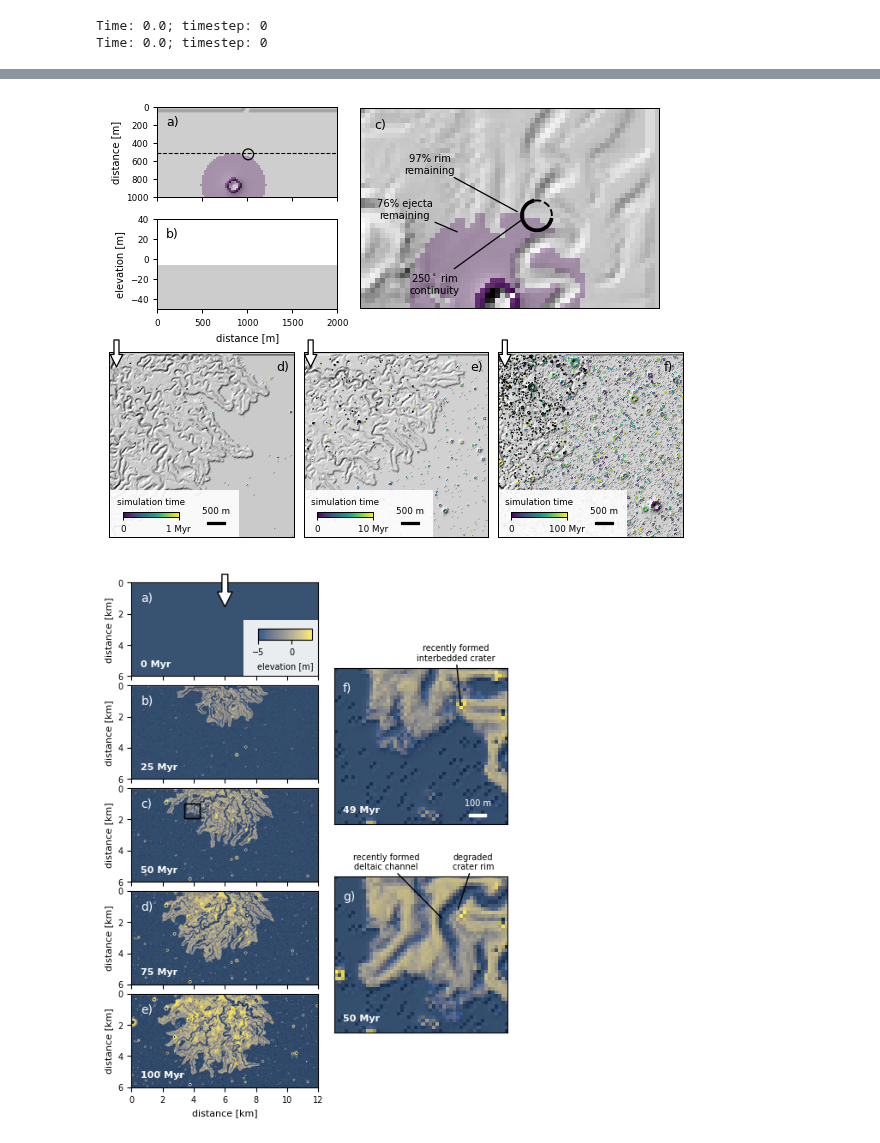
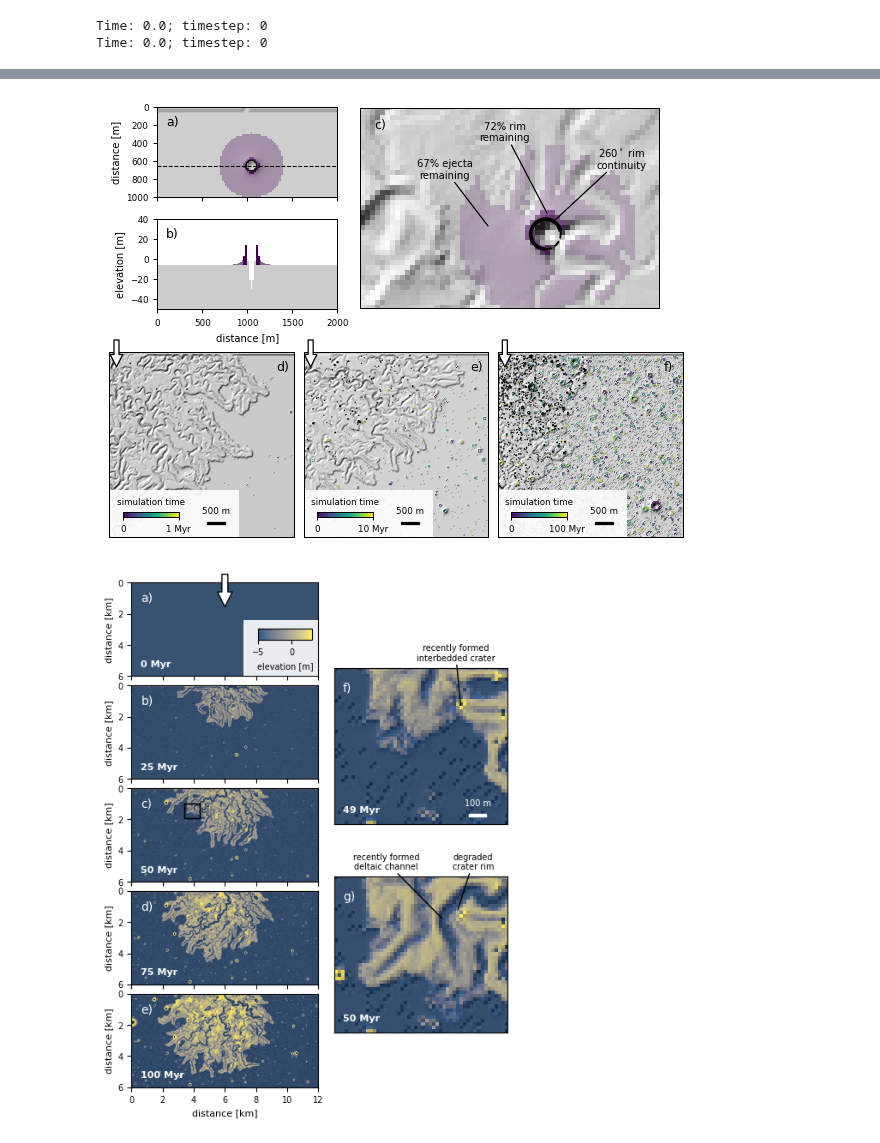
Before and after one commit to amoodie/paper_resources, a Jupyter notebook: Moodie_marscraterreworking/analysis/crater_analysis.ipynb, the cells around one changed output, grey strips where cells are left out. Drawn from its saved outputs; the diff is of its cells as text; code cells hidden in the pictures.

```diff
--- a/Moodie_marscraterreworking/analysis/crater_analysis.ipynb
+++ b/Moodie_marscraterreworking/analysis/crater_analysis.ipynb
@@ -1095,7 +1095,7 @@ stratigraphy_demo_param_dict = {
         'clobber_netcdf': True,
         'save_dt': 250000,
         'add_craters': True}
-stratigraphy_demo_param_dict['seed'] = int(23)
+stratigraphy_demo_param_dict['seed'] = int(2)
 
 with pyDeltaRCM.shared_tools._docs_temp_directory() as output_dir:
     mdl = CraterModel(
@@ -1119,7 +1119,7 @@ with pyDeltaRCM.shared_tools._docs_temp_directory() as output_dir:
     eta_init = mdl.eta.copy()
     eta_modified = np.zeros(eta_init.shape)
     eta_channel = uniform_cube['eta'][-1].data[10:80, 150:200].T.copy()
-    i0, j0 = 0, 3
+    i0, j0 = 0, 10
     eta_channel_full = np.zeros(eta_init.shape)
     eta_channel_full[i0:i0+eta_channel.shape[0], j0:j0+eta_channel.shape[1]] += eta_channel
     eta_modified += eta_init
@@ -1148,7 +1148,7 @@ _data[_data == 0] = np.nan
 im = topleft_axs[0].imshow(
     _data, extent=[i*mdl.dx for i in egcube.extent],
     cmap=_cidx_cmap, norm=_cidx_norm, interpolation='none', alpha=0.3)
-_xsect_idx = 26
+_xsect_idx = 33
 topleft_axs[0].plot([0, 2000], [20*_xsect_idx, 20*_xsect_idx], 'k--', lw=0.85)
 
 topleft_axs[1].imshow(
@@ -1173,42 +1173,39 @@ topleft_axs[1].set_ylabel('elevation [m]', fontsize=_label_fontsize)
 
 asp = np.diff(topleft_axs[1].get_xlim())[0] / np.diff(topleft_axs[1].get_ylim())[0]
 topleft_axs[1].set_aspect(0.5*asp)
-# for axi in ax[:,1].ravel():
-#     axi.set_yticklabels([])
 
 hs = ls.hillshade(egcube_modified['eta'][-1].data, vert_exag=2, dx=20, dy=20)
 topright_ax.imshow(
-    hs, cmap='gray', extent=[i*mdl.dx for i in egcube.extent], interpolation='none')
+    hs, cmap='gray', extent=[i*mdl.dx for i in egcube.extent], interpolation='none', alpha=0.9)
 topright_ax.set_xlim(300, 1500)
-topright_ax.set_ylim(900, 100)
+topright_ax.set_ylim(950, 150)
 _any_rim = np.any(egstrat_modified['crater_rim'].data == 1, axis=0).astype(float)
 _any_rim[_any_rim==0] = np.nan
 _any_ejecta = np.any(egstrat_modified['crater_ejecta'].data == 1, axis=0).astype(float)
 _any_ejecta[_any_ejecta==0] = np.nan
-topright_ax.imshow(_any_rim, alpha=0.8, extent=[i*mdl.dx for i in egcube.extent], interpolation='none')
-topright_ax.imshow(_any_ejecta, alpha=0.3, extent=[i*mdl.dx for i in egcube.extent], interpolation='none')
+topright_ax.imshow(_any_rim, alpha=0.6, extent=[i*mdl.dx for i in egcube.extent], interpolation='none')
+topright_ax.imshow(_any_ejecta, alpha=0.2, extent=[i*mdl.dx for i in egcube.extent], interpolation='none')
 circ = patches.Circle(
-    (1010, 530), radius=60,
+    (1045, 655), radius=60,
     edgecolor='k', facecolor='none', linestyle='-')
 topleft_axs[0].add_patch(circ)
 circ = patches.Arc(
-    (1010, 530), width=120, height=120, angle=0, theta1=10, theta2=260,
+    (1045, 655), width=120, height=120, angle=0, theta1=90, theta2=-10,
     edgecolor='k', facecolor='none', linestyle='-', lw=3)
 circ2 = patches.Arc(
-    (1010, 530), width=120, height=120, angle=0, theta1=260, theta2=10,
+    (1045, 655), width=120, height=120, angle=0, theta1=-10, theta2=90,
     edgecolor='k', facecolor='none', linestyle='--', lw=1.5)
 topright_ax.add_patch(circ)
 topright_ax.add_patch(circ2)
 
 _rim_frac = np.nansum(_any_rim) / np.sum(egcube['crater_rim'][-1])
 _ejecta_frac = np.nansum(_any_ejecta) / np.sum(egcube['crater_ejecta'][-1])
-_rim_cont = 250 ## HARDCODED GUESSTIMATE
+_rim_cont = 260 ## HARDCODED GUESSTIMATE
 
 topright_ax.set_xticks([])
 topright_ax.set_yticks([])
 
 # PROCESS IMAGES INTO LOWER GRIDSPEC
-
 for i, fldr in enumerate(timescales_examples_list[:]):
     # make cube
     _cube = dm.cube.DataCube(os.path.join(fldr, 'pyDeltaRCM_output.nc'), varset=varset)
@@ -1289,38 +1286,37 @@ for i, fldr in enumerate(timescales_examples_list[:]):
     ax[i].set_ylim(5200, 0)
     ax[i].set_xticks([])
     ax[i].set_yticks([])
 
 for i, axi in enumerate(topleft_axs):
     _panel_labeler(i, axi, x=0.05, y=0.8, color='k')
 _panel_labeler(2, topright_ax, x=0.05, y=0.9, color='k')
 for i, axi in enumerate(ax):
     _panel_labeler(i+3, axi, x=0.9, y=0.9, color='k')
 
-# RELOCATE THIS ONCE WORKED OUT
 topright_ax.annotate(
     f'{_rim_frac*100:.0f}% rim\nremaining',
-    xytext=(580, 360), xy=(940, 520),
+    xytext=(880, 280), xy=(1055, 580),
     annotation_clip=False, fontsize=_label_fontsize, ha='center',
     arrowprops=dict(arrowpropsdict, edgecolor='k'))
 topright_ax.annotate(
     f'{_ejecta_frac*100:.0f}% ejecta\nremaining',
-    xytext=(480, 540), xy=(700, 600),
+    xytext=(640, 430), xy=(820, 630),
     annotation_clip=False, fontsize=_label_fontsize, ha='center',
     arrowprops=dict(arrowpropsdict, edgecolor='k'))
 topright_ax.annotate(
     f'{_rim_cont}$^\\circ$ rim\ncontinuity',
-    xytext=(600, 840), xy=(960, 540),
+    xytext=(1350, 390), xy=(1065, 615), # (1250, 520)
     annotation_clip=False, fontsize=_label_fontsize, ha='center',
     arrowprops=dict(arrowpropsdict, edgecolor='k'))
 
 # plt.tight_layout()
 fig.set_facecolor('none')
 
 plt.savefig(os.path.join(figure_root, 'csfd_timescales_example.png'), dpi=300)
 plt.savefig(os.path.join(figure_root, 'csfd_timescales_example.pdf'), dpi=300)
 plt.show()
 # %% [output]
-[figure, old version]
+[figure, new version]
 # %%
 # make a timeseries for the LPSC poster / paper
 fig, ax = plt.subplots(
```
Also changed, not shown: parts of 5 cells of this notebook.
